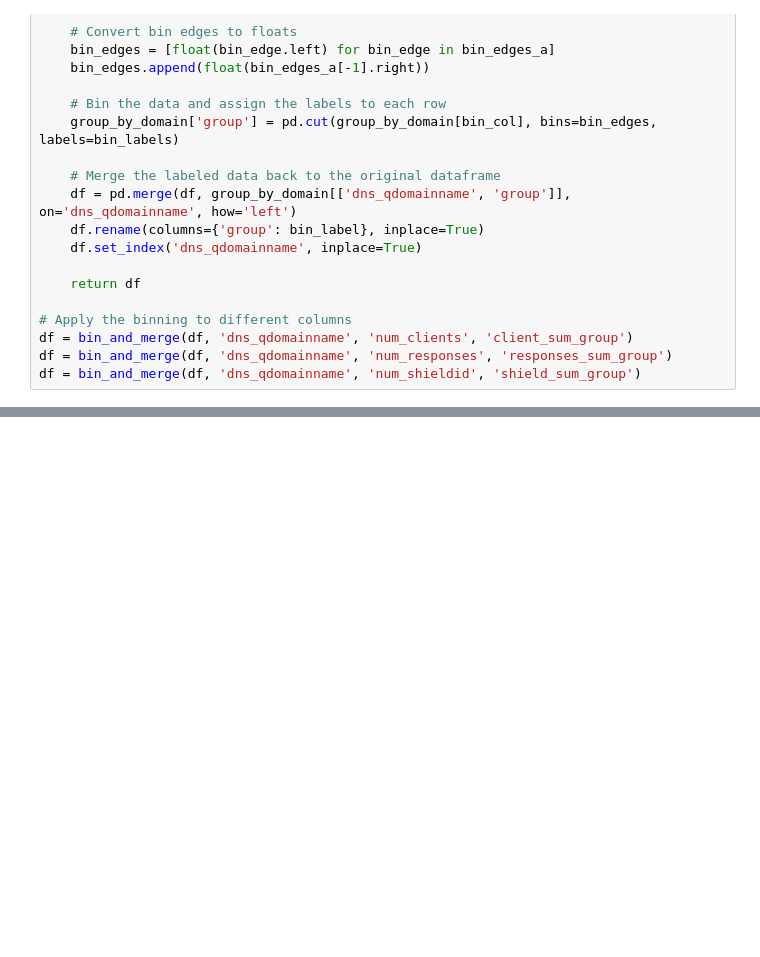
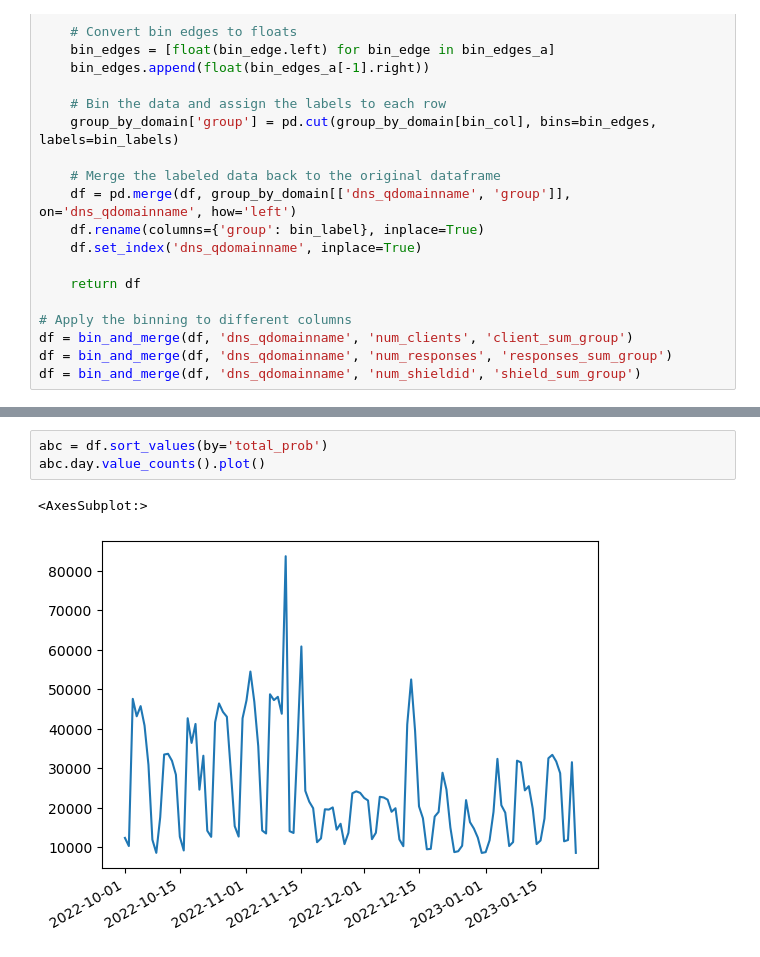
Before and after one commit to IntrusionINTZ/UniversityOfMontana_2023Spring, a Jupyter notebook: Jack/Anomaly Predictor.ipynb, the cells around one changed output, grey strips where cells are left out. Drawn from its saved outputs; the diff is of its cells as text; blank space fills up the shorter version.

```diff
--- a/Jack/Anomaly Predictor.ipynb
+++ b/Jack/Anomaly Predictor.ipynb
@@ -118,0 +139,6 @@ df.sort_values(by='total_prob').head(50)
+# %%
+abc = df.sort_values(by='total_prob')
+abc.day.value_counts().plot()
+# %% [output]
+<AxesSubplot:>
+[figure, added]
```
Also changed, not shown: parts of 13 cells of this notebook.
